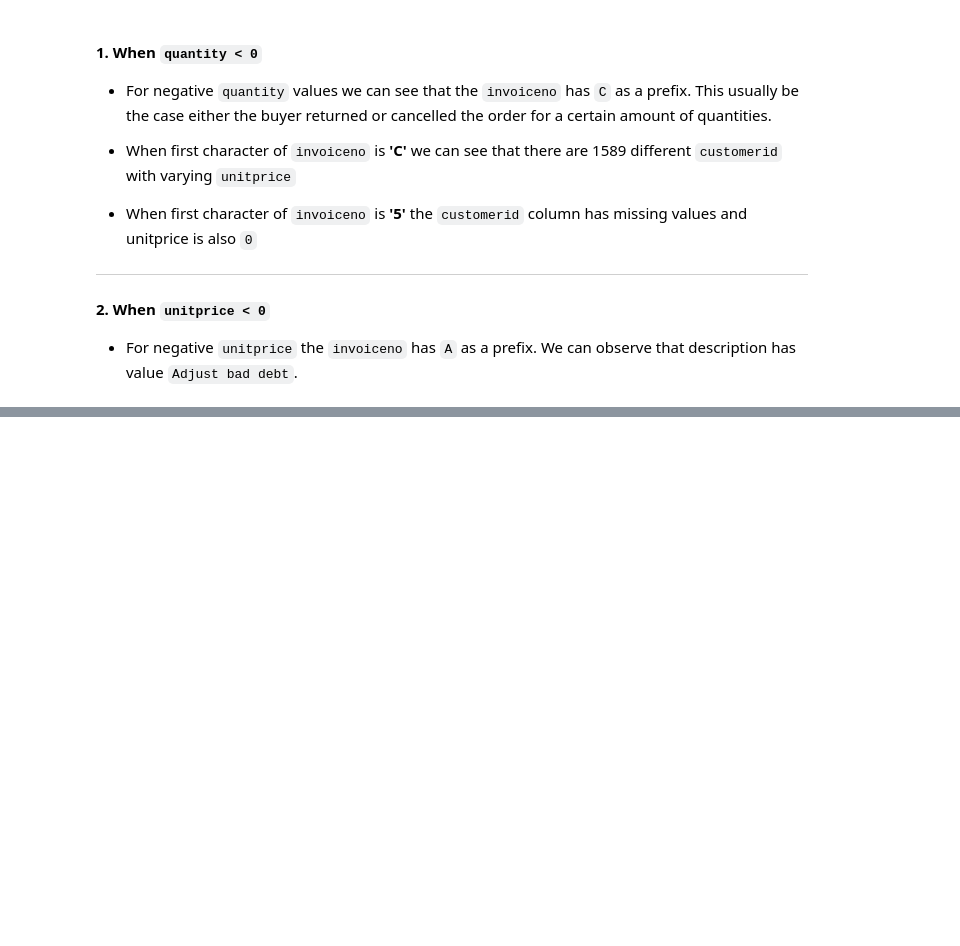
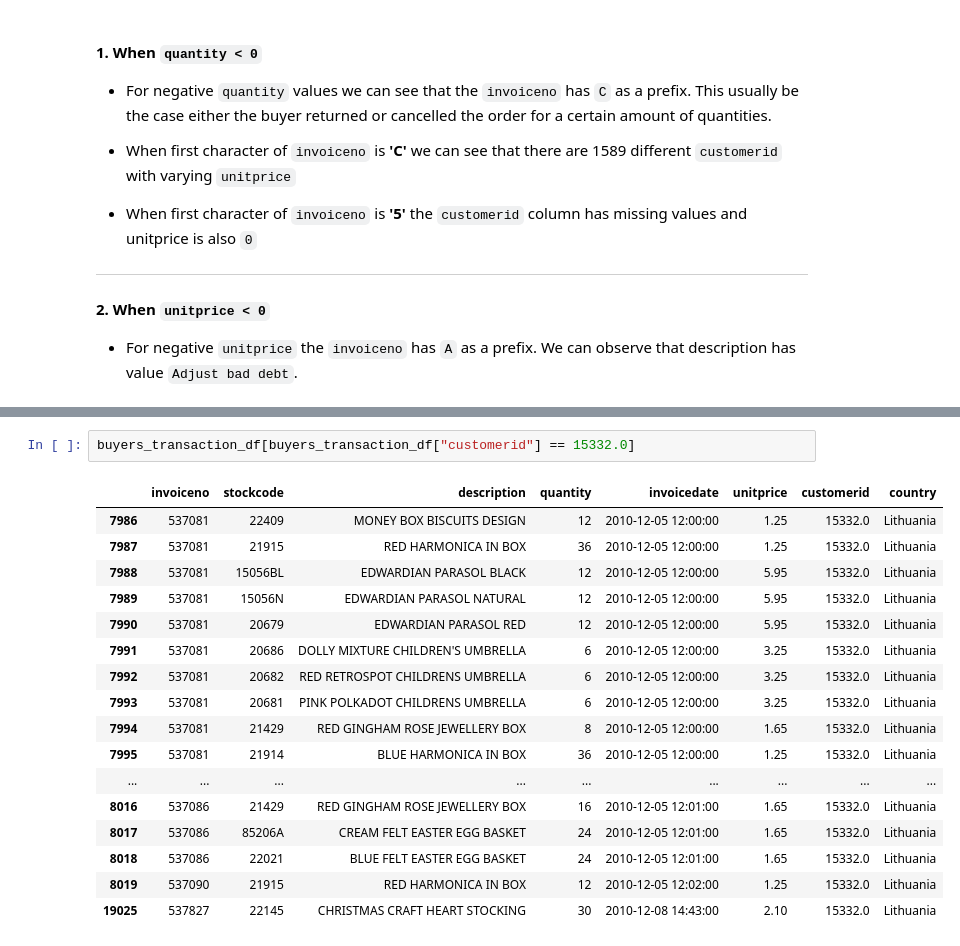
Before and after one commit to xsansha/Retail-Analytics, a Jupyter notebook: notebooks/3. Data_Transformation.ipynb, the cells around one changed output, grey strips where cells are left out. Drawn from its saved outputs; the diff is of its cells as text; blank space fills up the shorter version.

```diff
--- a/notebooks/3. Data_Transformation.ipynb
+++ b/notebooks/3. Data_Transformation.ipynb
@@ -126,0 +162,20 @@ display(negative_unit_price_df.head())
+# %%
+buyers_transaction_df[buyers_transaction_df["customerid"] == 15332.0]
+# %% [output]
+|  | invoiceno | stockcode | description | quantity | invoicedate | unitprice | customerid | country |
+| 7986 | 537081 | 22409 | MONEY BOX BISCUITS DESIGN | 12 | 2010-12-05 12:00:00 | 1.25 | 15332.0 | Lithuania |
+| 7987 | 537081 | 21915 | RED HARMONICA IN BOX | 36 | 2010-12-05 12:00:00 | 1.25 | 15332.0 | Lithuania |
+| 7988 | 537081 | 15056BL | EDWARDIAN PARASOL BLACK | 12 | 2010-12-05 12:00:00 | 5.95 | 15332.0 | Lithuania |
+| 7989 | 537081 | 15056N | EDWARDIAN PARASOL NATURAL | 12 | 2010-12-05 12:00:00 | 5.95 | 15332.0 | Lithuania |
+| 7990 | 537081 | 20679 | EDWARDIAN PARASOL RED | 12 | 2010-12-05 12:00:00 | 5.95 | 15332.0 | Lithuania |
+| 7991 | 537081 | 20686 | DOLLY MIXTURE CHILDREN'S UMBRELLA | 6 | 2010-12-05 12:00:00 | 3.25 | 15332.0 | Lithuania |
+| 7992 | 537081 | 20682 | RED RETROSPOT CHILDRENS UMBRELLA | 6 | 2010-12-05 12:00:00 | 3.25 | 15332.0 | Lithuania |
+| 7993 | 537081 | 20681 | PINK POLKADOT CHILDRENS UMBRELLA | 6 | 2010-12-05 12:00:00 | 3.25 | 15332.0 | Lithuania |
+| 7994 | 537081 | 21429 | RED GINGHAM ROSE JEWELLERY BOX | 8 | 2010-12-05 12:00:00 | 1.65 | 15332.0 | Lithuania |
+| 7995 | 537081 | 21914 | BLUE HARMONICA IN BOX | 36 | 2010-12-05 12:00:00 | 1.25 | 15332.0 | Lithuania |
+| ... | ... | ... | ... | ... | ... | ... | ... | ... |
+| 8016 | 537086 | 21429 | RED GINGHAM ROSE JEWELLERY BOX | 16 | 2010-12-05 12:01:00 | 1.65 | 15332.0 | Lithuania |
+| 8017 | 537086 | 85206A | CREAM FELT EASTER EGG BASKET | 24 | 2010-12-05 12:01:00 | 1.65 | 15332.0 | Lithuania |
+| 8018 | 537086 | 22021 | BLUE FELT EASTER EGG BASKET | 24 | 2010-12-05 12:01:00 | 1.65 | 15332.0 | Lithuania |
+| 8019 | 537090 | 21915 | RED HARMONICA IN BOX | 12 | 2010-12-05 12:02:00 | 1.25 | 15332.0 | Lithuania |
+| 19025 | 537827 | 22145 | CHRISTMAS CRAFT HEART STOCKING | 30 | 2010-12-08 14:43:00 | 2.10 | 15332.0 | Lithuania |
```
Also changed, not shown: parts of 11 cells of this notebook.
